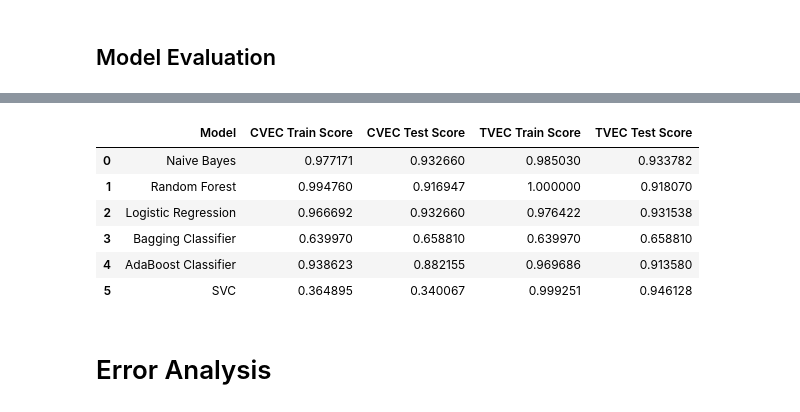
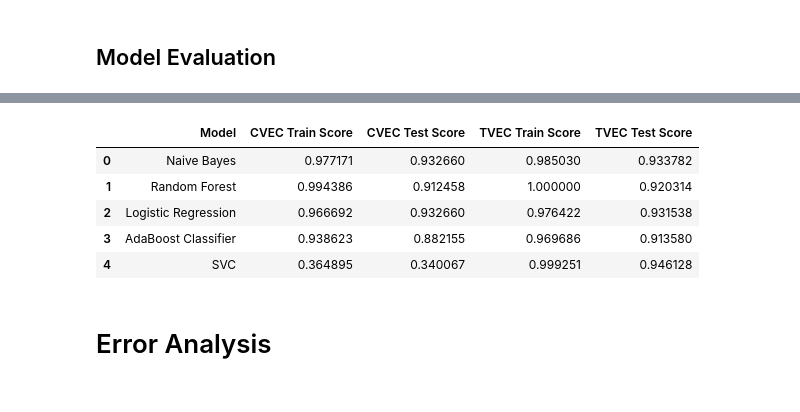
Before and after one commit to pacharajson/project3_reddit_NLP, a Jupyter notebook: code/Modeling&Evaluation.ipynb, the cells around one changed output, grey strips where cells are left out. Saved outputs shown, nothing was run; the diff lists cells and outputs as text; code cells hidden in the pictures.

Commit message:
modified code Modeling

```diff
--- a/code/Modeling&Evaluation.ipynb
+++ b/code/Modeling&Evaluation.ipynb
@@ -185,8 +201,8 @@ Test score: 0.9057239057239057
 # %%
 rf = RandomForestClassifier()
 rf_params = {
-    'n_estimators': [100, 200],
-    'max_depth': [None, 1, 2, 3]
+    'n_estimators': [50, 100],
+    'max_depth': [None]
 }
 rf_gs = train_and_evaluate_model(X_train_tvec, X_test_tvec, y_train, y_test, rf, rf_params)
 # %% [output]
@@ -272,8 +288,8 @@ Test score: 0.9169472502805837
 # Apply AdaBoostClassifier with TVEC
 ada = AdaBoostClassifier()
 ada_params = {
-    'n_estimators': [50, 100],
-    'learning_rate': [0.9, 1.0]
+    'n_estimators': [100],
+    'learning_rate': [1.0]
 }
 ada_gs = train_and_evaluate_model(X_train_tvec, X_test_tvec, y_train, y_test, ada, ada_params)
 # %% [output]
@@ -300,7 +316,7 @@ Test score: 0.9124579124579124
 # Apply SVC with TVEC
 svc = SVC()
 svc_params = {
-    'C': [0.1, 0.5, 1.0]
+    'C': [1.0]
 }
 svc_gs = train_and_evaluate_model(X_train_tvec, X_test_tvec, y_train, y_test, svc, svc_params)
 # %% [output]
@@ -439,23 +440,22 @@ weighted avg       0.95      0.95      0.95       891
 # %%
 # create a dataframe to compare all models
-models = ['Naive Bayes', 'Random Forest', 'Logistic Regression', 'Bagging Classifier', 'AdaBoost Classifier', 'SVC']
-cvec_train_scores = [nb_gs.score(X_train_cvec, y_train), rf_gs.score(X_train_cvec, y_train), lr_gs.score(X_train_cvec, y_train), bag_gs.score(X_train_cvec, y_train), ada_gs.score(X_train_cvec, y_train), svc_gs.score(X_train_cvec, y_train)]
-cvec_test_scores = [nb_gs.score(X_test_cvec, y_test), rf_gs.score(X_test_cvec, y_test), lr_gs.score(X_test_cvec, y_test), bag_gs.score(X_test_cvec, y_test), ada_gs.score(X_test_cvec, y_test), svc_gs.score(X_test_cvec, y_test)]
-tvec_train_scores = [nb_gs.score(X_train_tvec, y_train), rf_gs.score(X_train_tvec, y_train), lr_gs.score(X_train_tvec, y_train), bag_gs.score(X_train_tvec, y_train), ada_gs.score(X_train_tvec, y_train), svc_gs.score(X_train_tvec, y_train)]
-tvec_test_scores = [nb_gs.score(X_test_tvec, y_test), rf_gs.score(X_test_tvec, y_test), lr_gs.score(X_test_tvec, y_test), bag_gs.score(X_test_tvec, y_test), ada_gs.score(X_test_tvec, y_test), svc_gs.score(X_test_tvec, y_test)]
+models = ['Naive Bayes', 'Random Forest', 'Logistic Regression', 'AdaBoost Classifier', 'SVC']
+cvec_train_scores = [nb_gs.score(X_train_cvec, y_train), rf_gs.score(X_train_cvec, y_train), lr_gs.score(X_train_cvec, y_train), ada_gs.score(X_train_cvec, y_train), svc_gs.score(X_train_cvec, y_train)]
+cvec_test_scores = [nb_gs.score(X_test_cvec, y_test), rf_gs.score(X_test_cvec, y_test), lr_gs.score(X_test_cvec, y_test), ada_gs.score(X_test_cvec, y_test), svc_gs.score(X_test_cvec, y_test)]
+tvec_train_scores = [nb_gs.score(X_train_tvec, y_train), rf_gs.score(X_train_tvec, y_train), lr_gs.score(X_train_tvec, y_train), ada_gs.score(X_train_tvec, y_train), svc_gs.score(X_train_tvec, y_train)]
+tvec_test_scores = [nb_gs.score(X_test_tvec, y_test), rf_gs.score(X_test_tvec, y_test), lr_gs.score(X_test_tvec, y_test), ada_gs.score(X_test_tvec, y_test), svc_gs.score(X_test_tvec, y_test)]
 models_score_train_test = pd.DataFrame({'Model': models, 'CVEC Train Score': cvec_train_scores, 'CVEC Test Score': cvec_test_scores, 'TVEC Train Score': tvec_train_scores, 'TVEC Test Score': tvec_test_scores})
 
 # save the dataframe to csv
 models_score_train_test.to_csv('../data/models_score_train_test.csv', index=False)
 models_score_train_test
 # %% [output]
 |  | Model | CVEC Train Score | CVEC Test Score | TVEC Train Score | TVEC Test Score |
 | 0 | Naive Bayes | 0.977171 | 0.932660 | 0.985030 | 0.933782 |
-| 1 | Random Forest | 0.994760 | 0.916947 | 1.000000 | 0.918070 |
+| 1 | Random Forest | 0.994386 | 0.912458 | 1.000000 | 0.920314 |
 | 2 | Logistic Regression | 0.966692 | 0.932660 | 0.976422 | 0.931538 |
-| 3 | Bagging Classifier | 0.639970 | 0.658810 | 0.639970 | 0.658810 |
-| 4 | AdaBoost Classifier | 0.938623 | 0.882155 | 0.969686 | 0.913580 |
-| 5 | SVC | 0.364895 | 0.340067 | 0.999251 | 0.946128 |
+| 3 | AdaBoost Classifier | 0.938623 | 0.882155 | 0.969686 | 0.913580 |
+| 4 | SVC | 0.364895 | 0.340067 | 0.999251 | 0.946128 |
 # %% [markdown]
 # Error Analysis
 # %%
```
Also changed, not shown: parts of 17 cells of this notebook, 1 other file.
